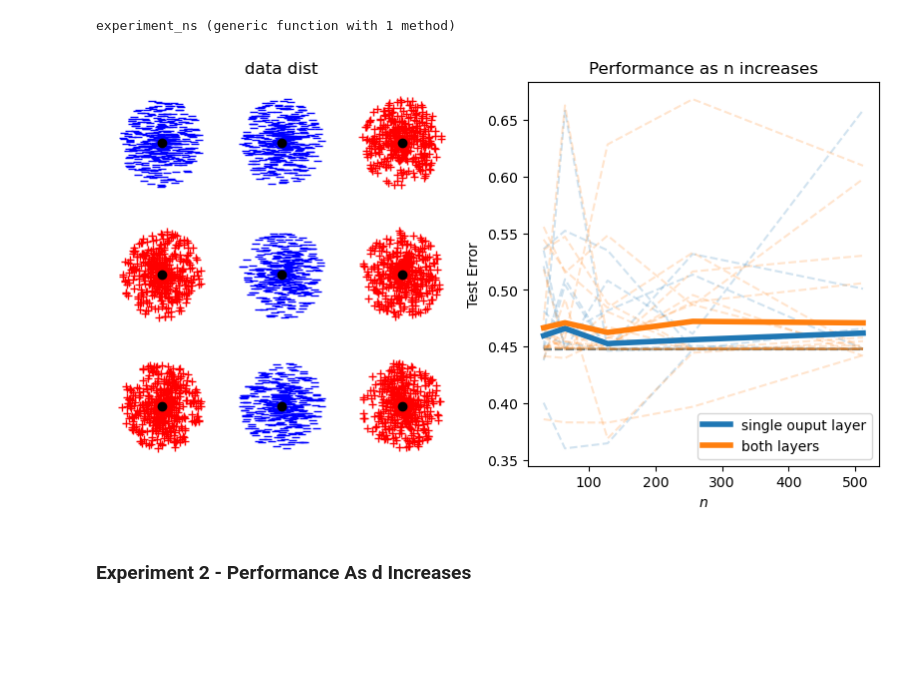
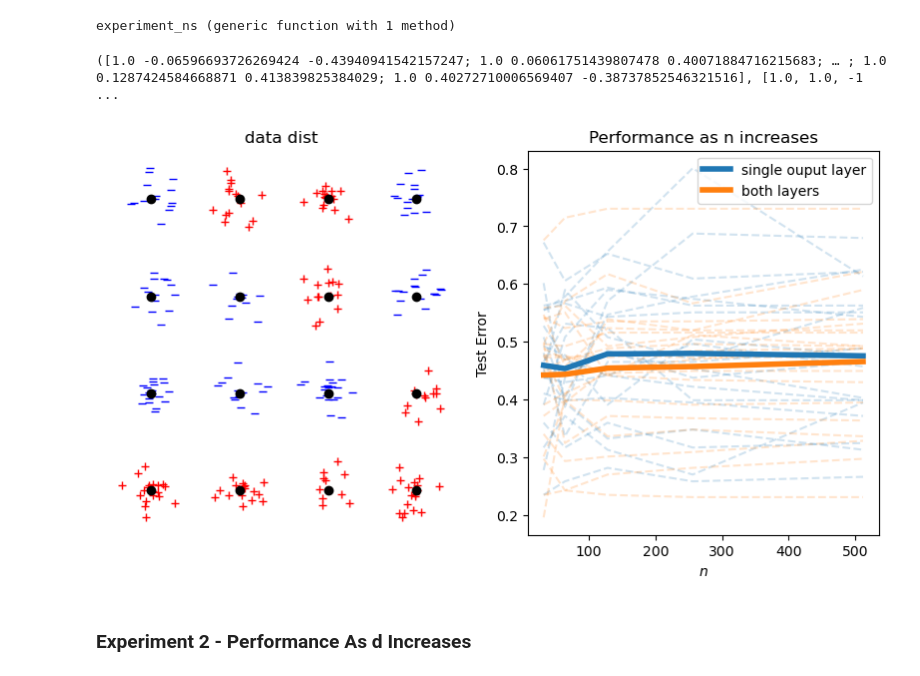
Before and after one commit to K-Shah3/chizatbach_dlproject, a Jupyter notebook: project.ipynb, the cells around one changed output. Drawn from its saved outputs; the diff is of its cells as text; code cells hidden in the pictures; blank space fills up the shorter version.

```diff
--- a/project.ipynb
+++ b/project.ipynb
@@ -319,10 +319,10 @@ plot_data_margins_multiple_dists (generic function with 1 method)
 k = 4
 n = 100
 m = 500
-niter = 20
+niter = 50000
 repeats = 4
-save = false
+save = true
 
-plot_data_margins_multiple_dists(k, n, m, niter, repeats; save_flag=save, save_name="dist_and_margins", activation_function=relu_act)
+plot_data_margins_multiple_dists(k, n, m, niter, repeats; save_flag=save, save_name="dist_and_margins_repeats", activation_function=relu_act)
 gcf()
 # %% [output]
@@ -380,18 +385,20 @@ end
 # %% [output]
 experiment_ns (generic function with 1 method)
 # %%
-d = 15
-k = 3
-m = 1000
-niter = 5
+d = 3
+k = 4
+m = 500
+niter = 25000
 stepsize = 0.5
 n_trains = [32,64,128,256,512]
-n_test = 4000
+n_test = 256
 repeats = 20
-save_name = "experiment_ns"
+save_name = "experiment_ns" * "_" * string(n_trains) * "_niter" * string(niter) * "_dkm" * string(d) * string(k) * string(m)
 save_flag = false
 
 X_test, Y_test, loss_single, loss_both, max_margin_single, max_margin_both = experiment_ns(d, k, m, niter, stepsize, n_trains, n_test; repeats=repeats)
+# %% [output]
+([1.0 -0.06596693726269424 -0.43940941542157247; 1.0 0.06061751439807478 0.40071884716215683; … ; 1.0 0.1287424584668871 0.413839825384029; 1.0 0.40272710006569407 -0.38737852546321516], [1.0, 1.0, -1 ...
 # %%
 using DelimitedFiles
 
@@ -399,33 +407,34 @@ writedlm("experiment_ns_loss_both.csv", loss_both, ',')
 writedlm("experiment_ns_max_margin_single.csv", max_margin_single, ',')
 writedlm("experiment_ns_max_margin_both.csv", max_margin_both, ',')
 # %%
+save_flag = true
 PyPlot.clf()
 tight_layout()
 fig = PyPlot.figure("experiment_ns", figsize=(10,5))
 
 subplot(121)
 p1 = plot_data(X_test, Y_test, k; save_flag=false, name="experiment_ns_data_dist")
 axis("tight")
 PyPlot.title("data dist")
 
 subplot(122)
 plot(n_trains, loss_single[:, 1, :, 1]', "C0--",alpha=0.2)
 plot(n_trains, loss_both[:, 1, :, 1]', "C1--",alpha=0.2)
 plot(n_trains, mean(loss_single[:,1,:,1], dims=1)[:], "C0", linewidth=4,label="single ouput layer")
 plot(n_trains, mean(loss_both[:,1,:,1], dims=1)[:], "C1", linewidth=4,label="both layers")
 axis("tight")
 PyPlot.title("Performance as n increases")
 PyPlot.xlabel(L"n", fontsize=10)
 PyPlot.ylabel("Test Error", fontsize=10)
 PyPlot.legend();
 
 PyPlot.suptitle("", y=1.12)
 if save_flag
     savefig(save_name * ".pdf", bbox_inches="tight")
 end
 gcf()
 # %% [output]
-[figure, old version]
+[figure, new version]
 # %% [markdown]
 ### Experiment 2 - Performance As d Increases
 # %%
```
Also changed, not shown: parts of 12 cells of this notebook.
